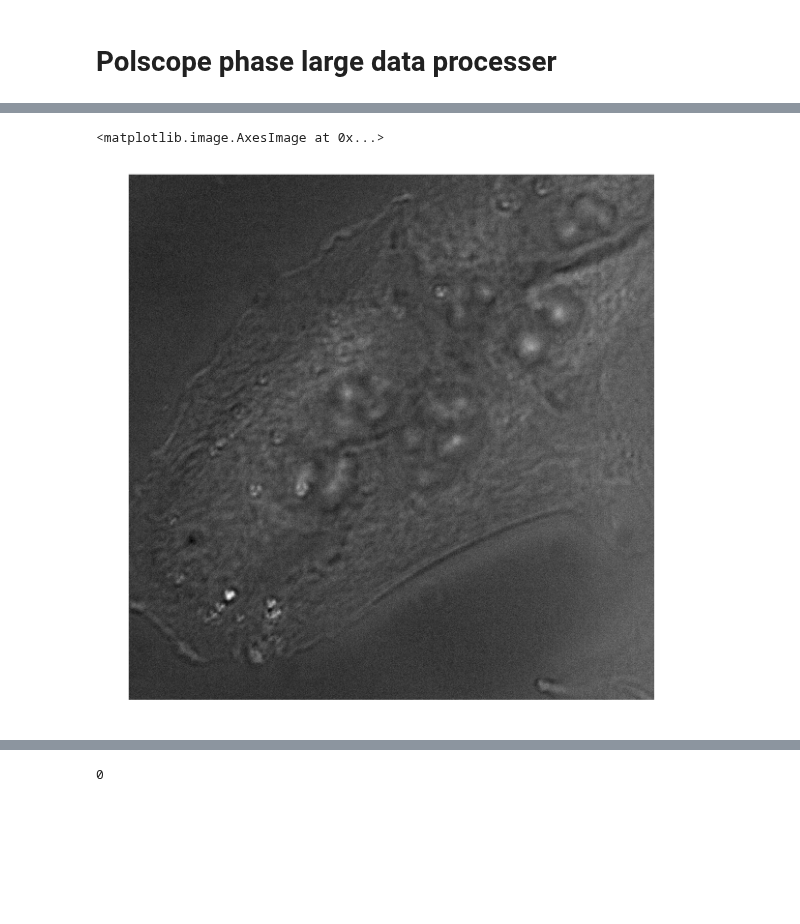
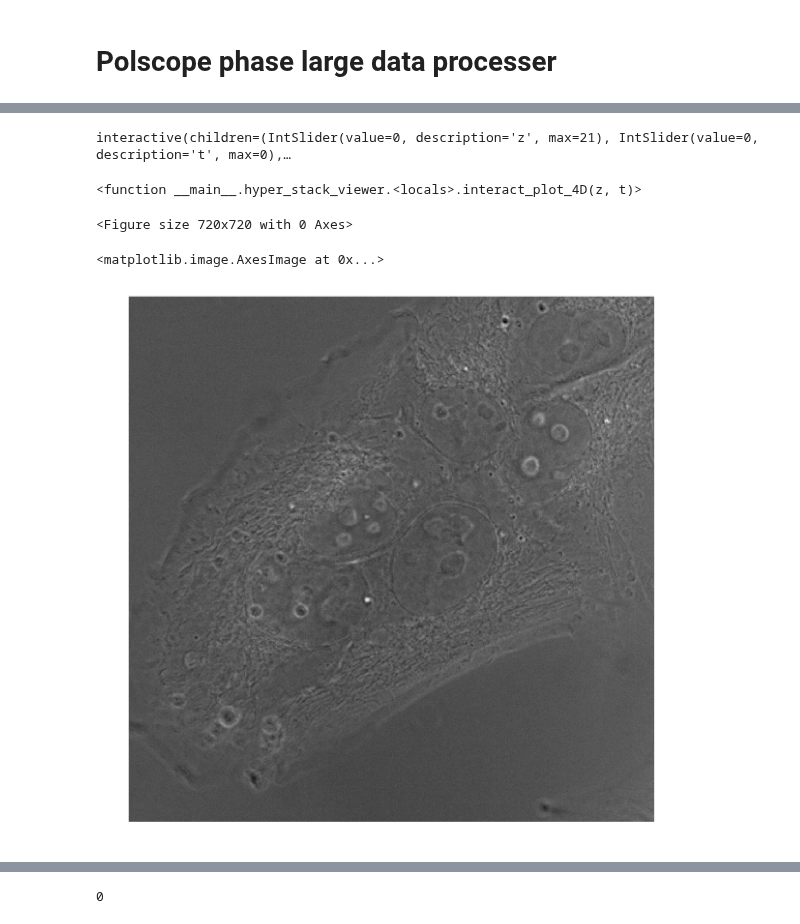
Before and after one commit to mehta-lab/waveorder, a Jupyter notebook: example/PolPhase_data_IO_dragon.ipynb, the cells around one changed output, grey strips where cells are left out. Drawn from its saved outputs; the diff is of its cells as text; code cells hidden in the pictures; blank space fills up the shorter version.

```diff
--- a/example/PolPhase_data_IO_dragon.ipynb
+++ b/example/PolPhase_data_IO_dragon.ipynb
@@ -90,16 +133,22 @@ files
+# %%
+hyper_stack_viewer(stack, 21, 0, size = (10,10))
+# %% [output]
+interactive(children=(IntSlider(value=0, description='z', max=21), IntSlider(value=0, description='t', max=0),…
+<function __main__.hyper_stack_viewer.<locals>.interact_plot_4D(z, t)>
+<Figure size 720x720 with 0 Axes>
 # %%
 #select a FOV for processing
 
 Ns = 1000
 Ms = 1000
 n_start = [250, 250] # grating target
 
 
 plt.figure(figsize=(10,10))
-plt.imshow(io.imread(files[0]).astype('float64')[n_start[0]:n_start[0]+Ns, n_start[1]:n_start[1]+Ms], cmap = 'gray')
+plt.imshow(io.imread(files[15]).astype('float64')[n_start[0]:n_start[0]+Ns, n_start[1]:n_start[1]+Ms], cmap = 'gray')
 # %% [output]
 <matplotlib.image.AxesImage at 0x...>
-[figure, old version]
+[figure, new version]
 # %%
 %time
 setup = wo.waveorder_microscopy((Ns,Ms), lambda_illu, ps, NA_obj, NA_illu, z_defocus, chi,\
```
Also changed, not shown: parts of 17 cells of this notebook.
